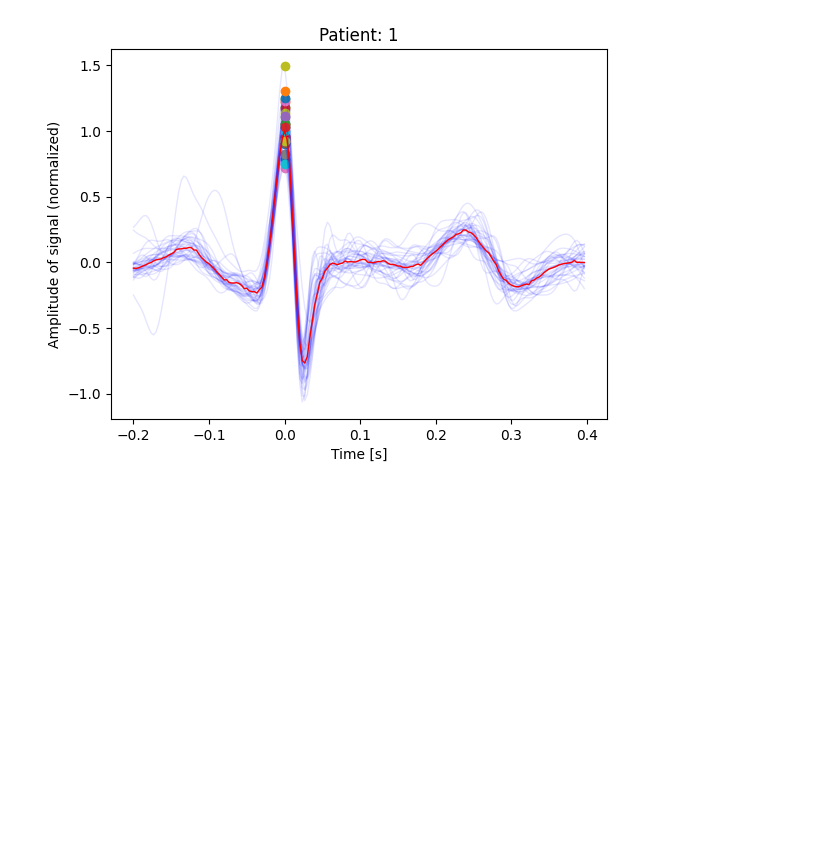
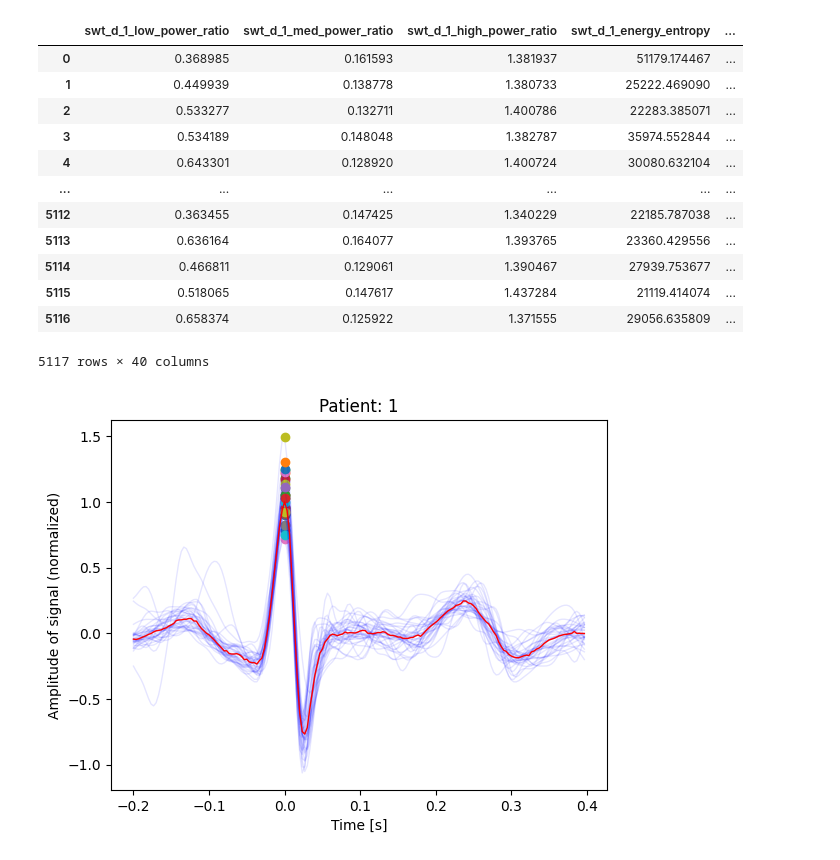
Before and after one commit to richdanis/aml, a Jupyter notebook: task2/task2_goodfellow.ipynb, the cells around one changed output. Drawn from its saved outputs; the diff is of its cells as text; code cells hidden in the pictures; blank space fills up the shorter version.

```diff
--- a/task2/task2_goodfellow.ipynb
+++ b/task2/task2_goodfellow.ipynb
@@ -63,0 +83,16 @@ wavelet_stats
+# %%
+wl
+# %% [output]
+|  | swt_d_1_low_power_ratio | swt_d_1_med_power_ratio | swt_d_1_high_power_ratio | swt_d_1_energy_entropy | ... |
+| 0 | 0.368985 | 0.161593 | 1.381937 | 51179.174467 | ... |
+| 1 | 0.449939 | 0.138778 | 1.380733 | 25222.469090 | ... |
+| 2 | 0.533277 | 0.132711 | 1.400786 | 22283.385071 | ... |
+| 3 | 0.534189 | 0.148048 | 1.382787 | 35974.552844 | ... |
+| 4 | 0.643301 | 0.128920 | 1.400724 | 30080.632104 | ... |
+| ... | ... | ... | ... | ... | ... |
+| 5112 | 0.363455 | 0.147425 | 1.340229 | 22185.787038 | ... |
+| 5113 | 0.636164 | 0.164077 | 1.393765 | 23360.429556 | ... |
+| 5114 | 0.466811 | 0.129061 | 1.390467 | 27939.753677 | ... |
+| 5115 | 0.518065 | 0.147617 | 1.437284 | 21119.414074 | ... |
+| 5116 | 0.658374 | 0.125922 | 1.371555 | 29056.635809 | ... |
+5117 rows × 40 columns
```
Also changed, not shown: parts of 9 cells of this notebook, 2 other files.
